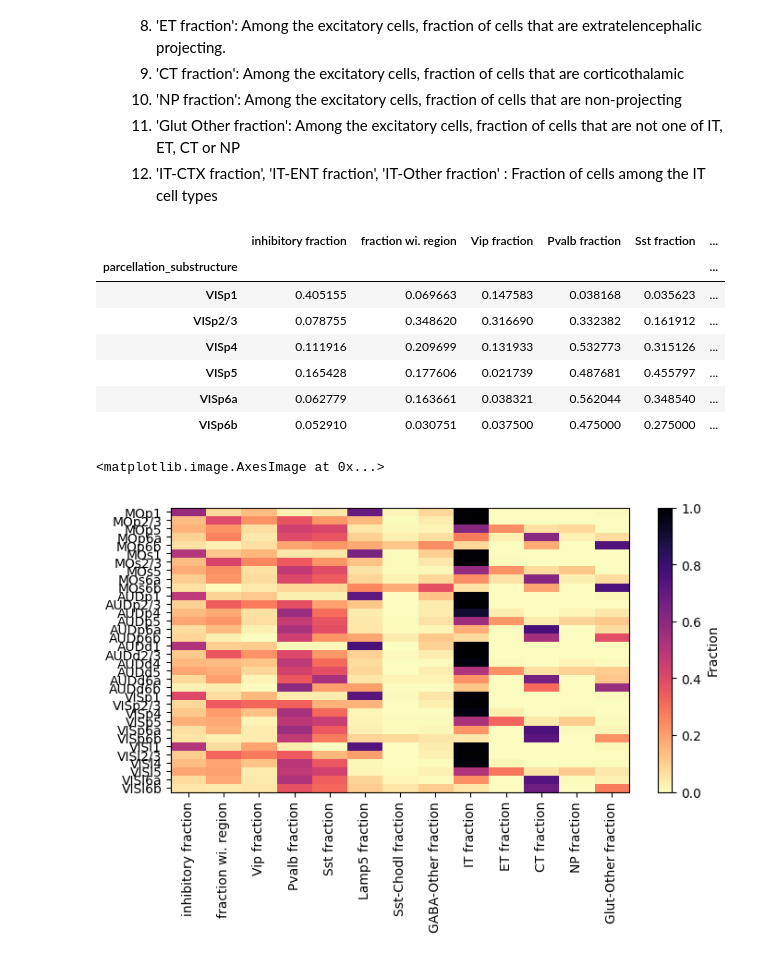
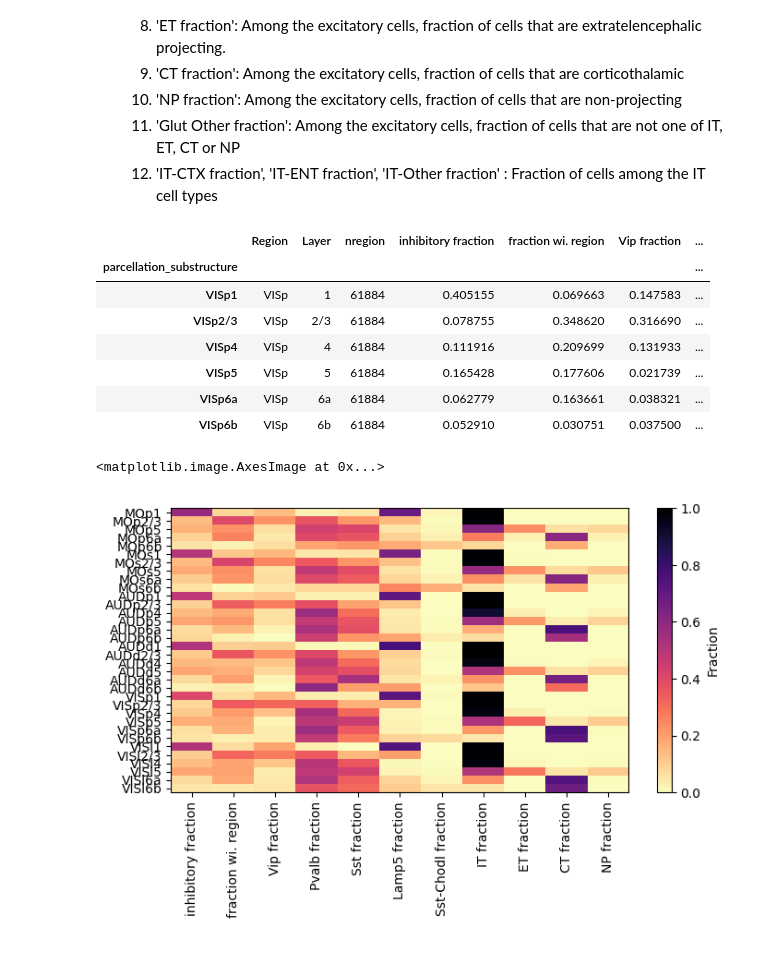
Before and after one commit to apache/airavata-cerebrum, a Jupyter notebook: resources/notebooks/atlas2cellprop.ipynb, the cells around one changed output. Saved outputs shown, nothing was run; the diff lists cells and outputs as text; code cells hidden in the pictures.

```diff
--- a/resources/notebooks/atlas2cellprop.ipynb
+++ b/resources/notebooks/atlas2cellprop.ipynb
@@ -109,7 +100,7 @@ cell_meta_ext = cell_meta_ext.join(cluster_colors, on="cluster_alias")
 - Parcellaton division, structure and substructure are derived from the co-ordinates mapped to Allen CCF.
 # %%
 # Loading CCF Meta data
-merfish_ccf_view_dir = abc_mouse.view_dir(manifest, "MERFISH-C57BL6J-638850-CCF", ABC_ATLAS_BASE)
-cell_ccf = abc_mouse.cell_ccf_meta(os.path.join(merfish_ccf_view_dir, abc_mouse.PARCEL_META_DATA))
-cell_ccf[abc_mouse.CCF_COLS]
+ccf_meta_file = abc_mouse.abc_cache_download_meta(ABC_ATLAS_BASE, abc_mouse.MERFISH_CCF_DATASET_KEY, abc_mouse.PARCEL_META_DATA_KEY)
+cell_ccf = abc_mouse.cell_ccf_meta(ccf_meta_file)
+cell_ccf
 # %% [output]
@@ -178,22 +169,23 @@ cortex_fx_df
     11. 'Glut Other fraction': Among the excitatory cells, fraction of cells that are not one of IT, ET, CT or NP
     12. 'IT-CTX fraction', 'IT-ENT fraction', 'IT-Other fraction' : Fraction of cells among the IT cell types
 # %%
-fraction_cols = ['inhibitory fraction', 'fraction wi. region', 'Vip fraction',
-       'Pvalb fraction', 'Sst fraction', 'Lamp5 fraction',
-       'Sst-Chodl fraction', 'GABA-Other fraction','IT fraction', 'ET fraction',
-       'CT fraction', 'NP fraction', 'Glut-Other fraction']
-cortex_fx_df.loc[cortex_fx_df.Region == "VISp"][fraction_cols]
+cortex_fx_df.loc[cortex_fx_df.Region == "VISp"]
 # %% [output]
-|  | inhibitory fraction | fraction wi. region | Vip fraction | Pvalb fraction | Sst fraction | ... |
-| parcellation_substructure |  |  |  |  |  | ... |
-| VISp1 | 0.405155 | 0.069663 | 0.147583 | 0.038168 | 0.035623 | ... |
-| VISp2/3 | 0.078755 | 0.348620 | 0.316690 | 0.332382 | 0.161912 | ... |
-| VISp4 | 0.111916 | 0.209699 | 0.131933 | 0.532773 | 0.315126 | ... |
-| VISp5 | 0.165428 | 0.177606 | 0.021739 | 0.487681 | 0.455797 | ... |
-| VISp6a | 0.062779 | 0.163661 | 0.038321 | 0.562044 | 0.348540 | ... |
-| VISp6b | 0.052910 | 0.030751 | 0.037500 | 0.475000 | 0.275000 | ... |
+|  | Region | Layer | nregion | inhibitory fraction | fraction wi. region | Vip fraction | ... |
+| parcellation_substructure |  |  |  |  |  |  | ... |
+| VISp1 | VISp | 1 | 61884 | 0.405155 | 0.069663 | 0.147583 | ... |
+| VISp2/3 | VISp | 2/3 | 61884 | 0.078755 | 0.348620 | 0.316690 | ... |
+| VISp4 | VISp | 4 | 61884 | 0.111916 | 0.209699 | 0.131933 | ... |
+| VISp5 | VISp | 5 | 61884 | 0.165428 | 0.177606 | 0.021739 | ... |
+| VISp6a | VISp | 6a | 61884 | 0.062779 | 0.163661 | 0.038321 | ... |
+| VISp6b | VISp | 6b | 61884 | 0.052910 | 0.030751 | 0.037500 | ... |
 # %%
+fraction_cols = ['inhibitory fraction', 'fraction wi. region', 'Vip fraction',
+                 'Pvalb fraction', 'Sst fraction', 'Lamp5 fraction',
+                 'Sst-Chodl fraction','IT fraction', 'ET fraction',
+                 'CT fraction', 'NP fraction']
+
 abc_mouse.plot_heatmap(cortex_fx_df[fraction_cols], ylabel="Fraction", lmin=0, lmax=1)
 # %% [output]
 <matplotlib.image.AxesImage at 0x...>
-[figure, old version]
+[figure, new version]
```
Also changed, not shown: parts of 6 cells of this notebook, 6 other files.
